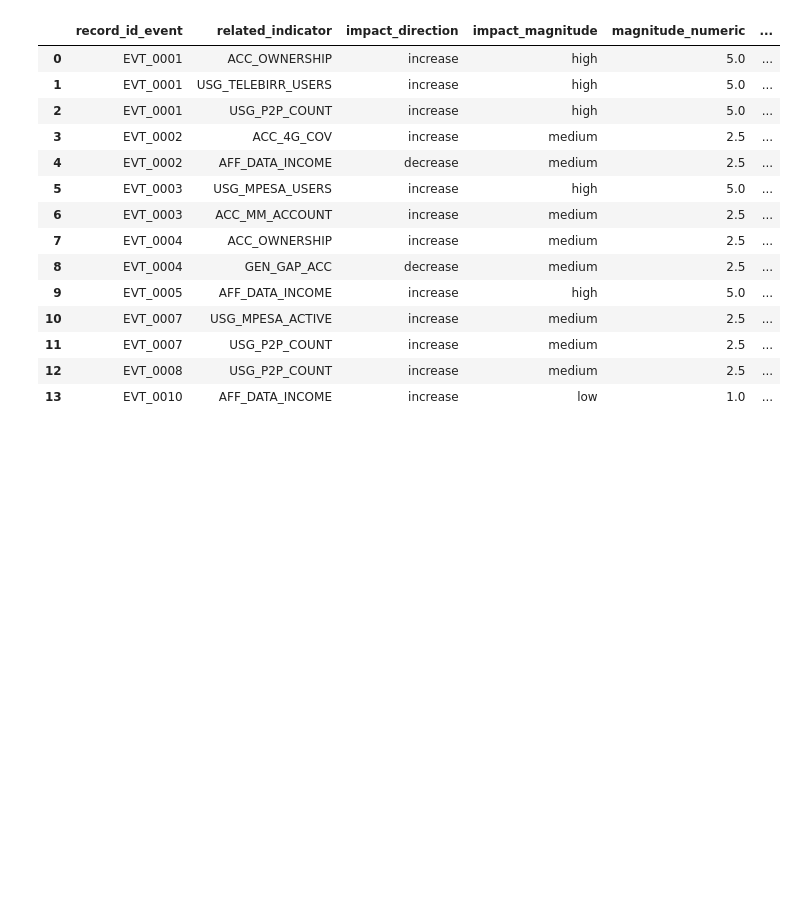
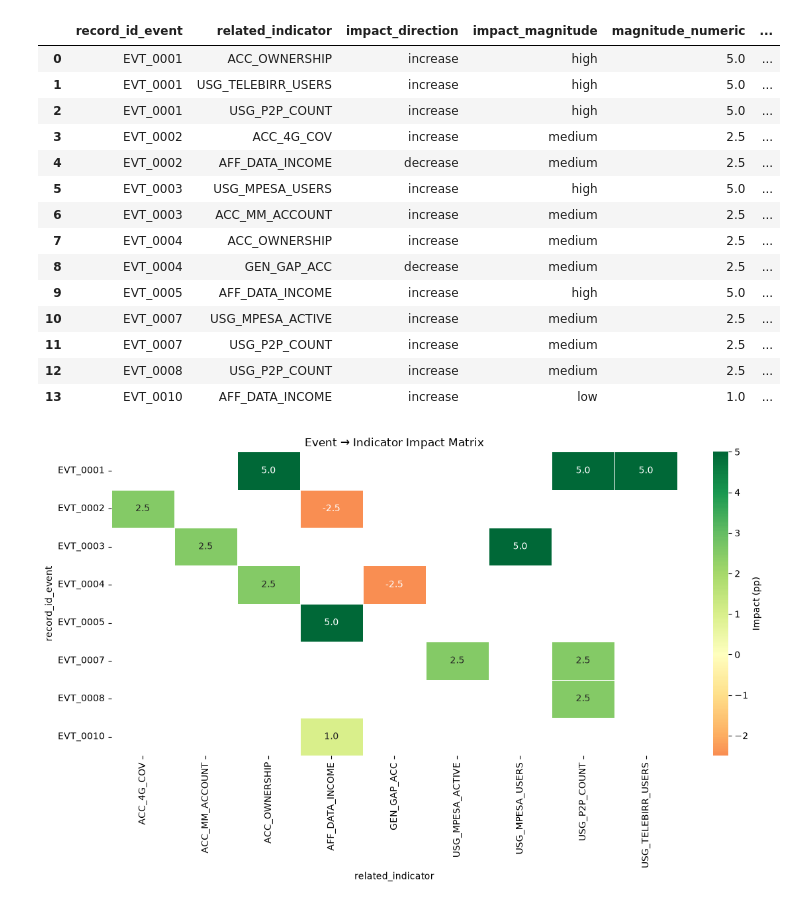
Before and after one commit to Sumeyahassen/ethiopia-fi-forecast, a Jupyter notebook: notebooks/03_impact_modeling.ipynb, the cells around one changed output. Drawn from its saved outputs; the diff is of its cells as text; code cells hidden in the pictures; blank space fills up the shorter version.

```diff
--- a/notebooks/03_impact_modeling.ipynb
+++ b/notebooks/03_impact_modeling.ipynb
@@ -69,3 +69,24 @@ merged[['record_id_event', 'related_indicator', 'impact_direction',
 | 11 | EVT_0007 | USG_P2P_COUNT | increase | medium | 2.5 | ... |
 | 12 | EVT_0008 | USG_P2P_COUNT | increase | medium | 2.5 | ... |
 | 13 | EVT_0010 | AFF_DATA_INCOME | increase | low | 1.0 | ... |
+# %%
+association_matrix = merged.pivot_table(
+    index='record_id_event',
+    columns='related_indicator',
+    values='signed_impact',
+    aggfunc='sum'
+)
+
+import matplotlib.pyplot as plt
+import seaborn as sns
+
+plt.figure(figsize=(12, 7))
+sns.heatmap(association_matrix, annot=True, cmap='RdYlGn', center=0, fmt='.1f',
+            linewidths=0.5, cbar_kws={'label': 'Impact (pp)'})
+plt.title('Event → Indicator Impact Matrix')
+plt.tight_layout()
+plt.show()
+
+association_matrix
+# %% [output]
+[figure, added]
```
Also changed, not shown: parts of 1 cell of this notebook.
